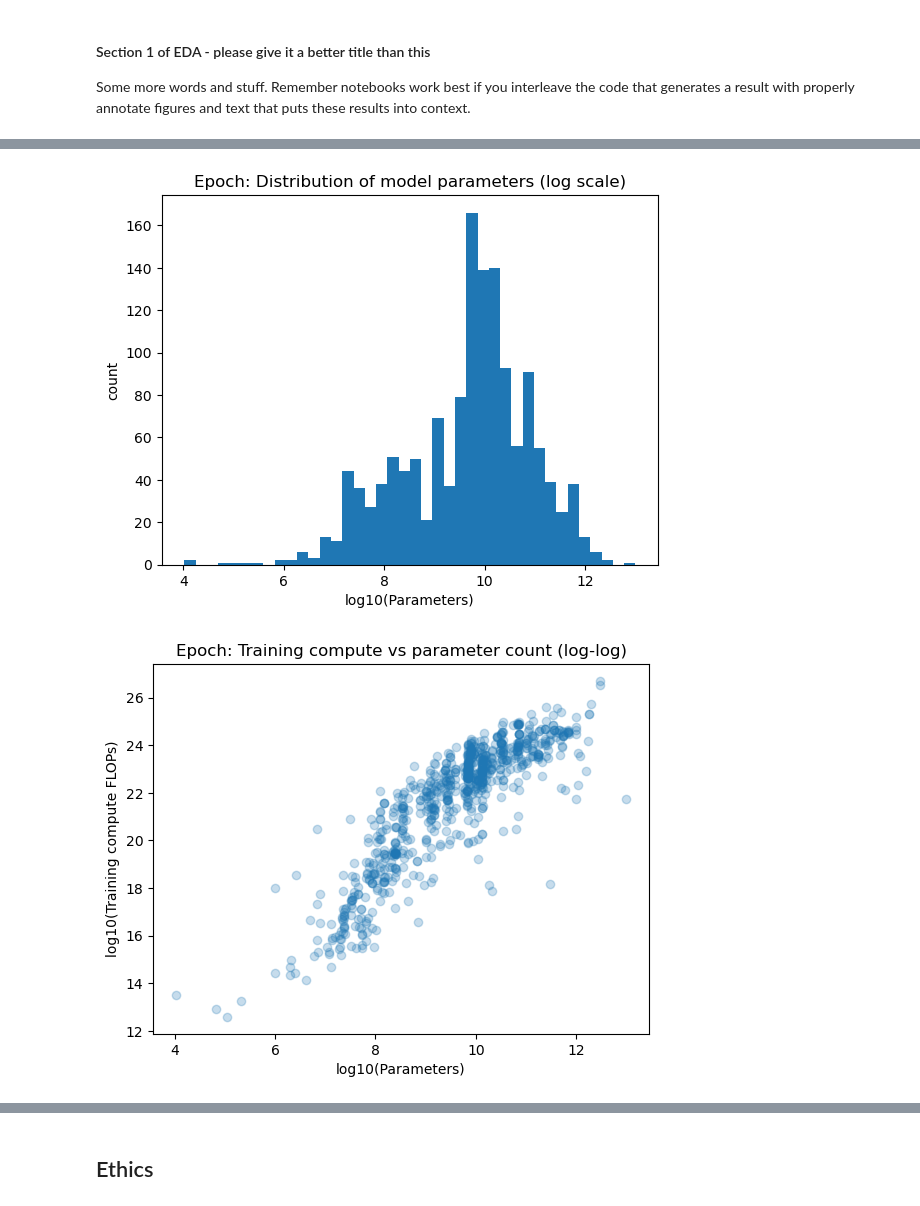
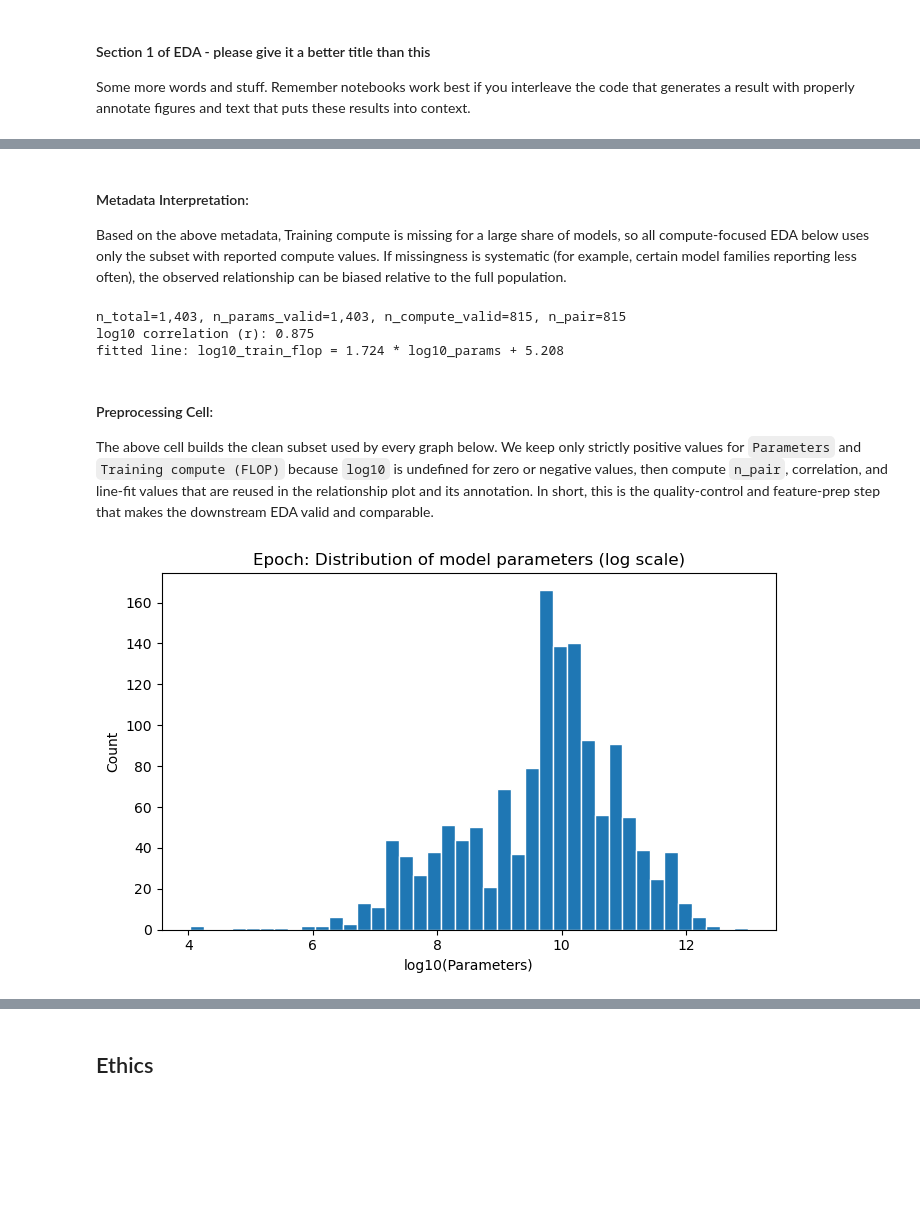
Before and after one commit to COGS108/Group090_WI26, a Jupyter notebook: 02-EDACheckpoint.ipynb, the cells around one changed output, grey strips where cells are left out. Drawn from its saved outputs; the diff is of its cells as text; code cells hidden in the pictures; blank space fills up the shorter version.

Commit message:
Revised Section 2 Epoch AI EDA

```diff
--- a/02-EDACheckpoint.ipynb
+++ b/02-EDACheckpoint.ipynb
@@ -181,17 +130,47 @@ epoch_compute["log10_train_flop"] = np.log10(epoch_compute["Training compute (FL
+# %% [markdown]
+#### Metadata Interpretation:
+Based on the above metadata, Training compute is missing for a large share of models, so all compute-focused EDA below uses only the subset with reported compute values. If missingness is systematic (for example, certain model families reporting less often), the observed relationship can be biased relative to the full population.
+# %%
+# Positive-value filtering for log transforms
+# Role: prepare a valid, analysis-ready subset for all downstream EDA plots and stats.
+n_total = len(epoch_df)
+n_params_valid = int(epoch_df["Parameters"].gt(0).sum())
+n_compute_valid = int(epoch_df["Training compute (FLOP)"].gt(0).sum())
+
+# Keep only rows where Parameters are strictly positive so log10 is defined.
+epoch = epoch_df.loc[epoch_df["Parameters"].gt(0)].copy()
+epoch["log10_params"] = np.log10(epoch["Parameters"])
+
+# Restrict to rows with positive compute values; this subset drives compute-related plots.
+epoch_compute = epoch.loc[epoch["Training compute (FLOP)"].gt(0)].copy()
+epoch_compute["log10_train_flop"] = np.log10(epoch_compute["Training compute (FLOP)"])
+
+n_pair = len(epoch_compute)
+print(f"n_total={n_total:,}, n_params_valid={n_params_valid:,}, n_compute_valid={n_compute_valid:,}, n_pair={n_pair:,}")
+
+if n_pair < 2:
+    raise ValueError("Not enough rows with positive Parameters and Training compute to analyze relationship.")
+
+# Summary statistics reused in the scatter-plot interpretation and trend line overlay.
+corr_log = epoch_compute["log10_params"].corr(epoch_compute["log10_train_flop"])
+slope, intercept = np.polyfit(epoch_compute["log10_params"], epoch_compute["log10_train_flop"], 1)
+print(f"log10 correlation (r): {corr_log:.3f}")
+print(f"fitted line: log10_train_flop = {slope:.3f} * log10_params + {intercept:.3f}")
+# %% [output]
+n_total=1,403, n_params_valid=1,403, n_compute_valid=815, n_pair=815
+log10 correlation (r): 0.875
+fitted line: log10_train_flop = 1.724 * log10_params + 5.208
+# %% [markdown]
+#### Preprocessing Cell:
+The above cell builds the clean subset used by every graph below. We keep only strictly positive values for `Parameters` and `Training compute (FLOP)` because `log10` is undefined for zero or negative values, then compute `n_pair`, correlation, and line-fit values that are reused in the relationship plot and its annotation. In short, this is the quality-control and feature-prep step that makes the downstream EDA valid and comparable.
 # %%
-plt.figure()
-plt.hist(epoch["log10_params"].dropna(), bins=40)
+# Distribution of model parameters (log10)
+plt.figure(figsize=(7, 4.5))
+plt.hist(epoch["log10_params"].dropna(), bins=40, edgecolor="white")
 plt.xlabel("log10(Parameters)")
-plt.ylabel("count")
+plt.ylabel("Count")
 plt.title("Epoch: Distribution of model parameters (log scale)")
+plt.tight_layout()
 plt.show()
-
-plt.figure()
-plt.scatter(epoch_compute["log10_params"], epoch_compute["log10_train_flop"], alpha=0.25)
-plt.xlabel("log10(Parameters)")
-plt.ylabel("log10(Training compute FLOPs)")
-plt.title("Epoch: Training compute vs parameter count (log-log)")
-plt.show()
 # %% [output]
-[figure, old version]
+[figure, new version]
-[figure, removed]
```
Also changed, not shown: parts of 11 cells of this notebook.
